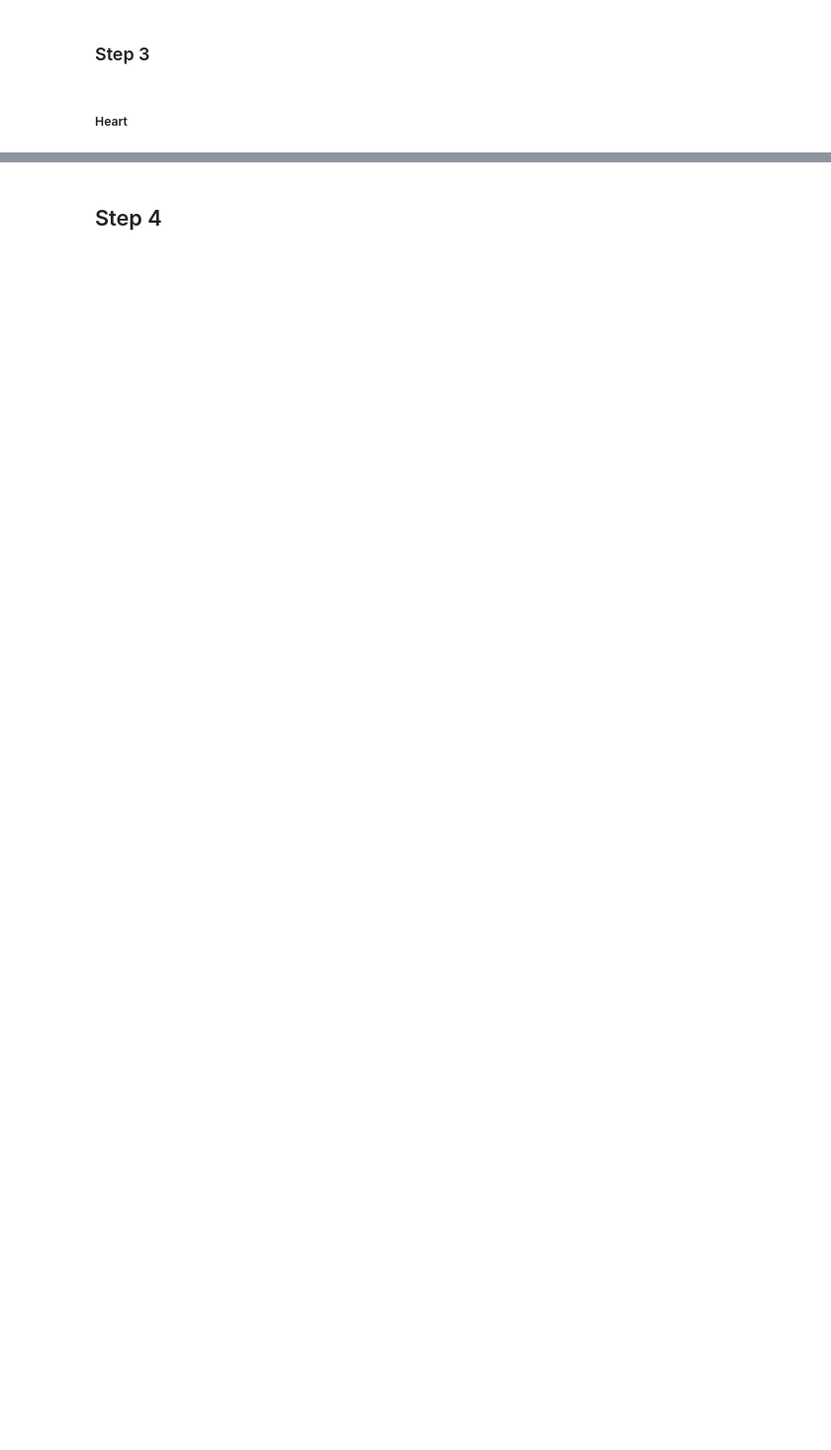
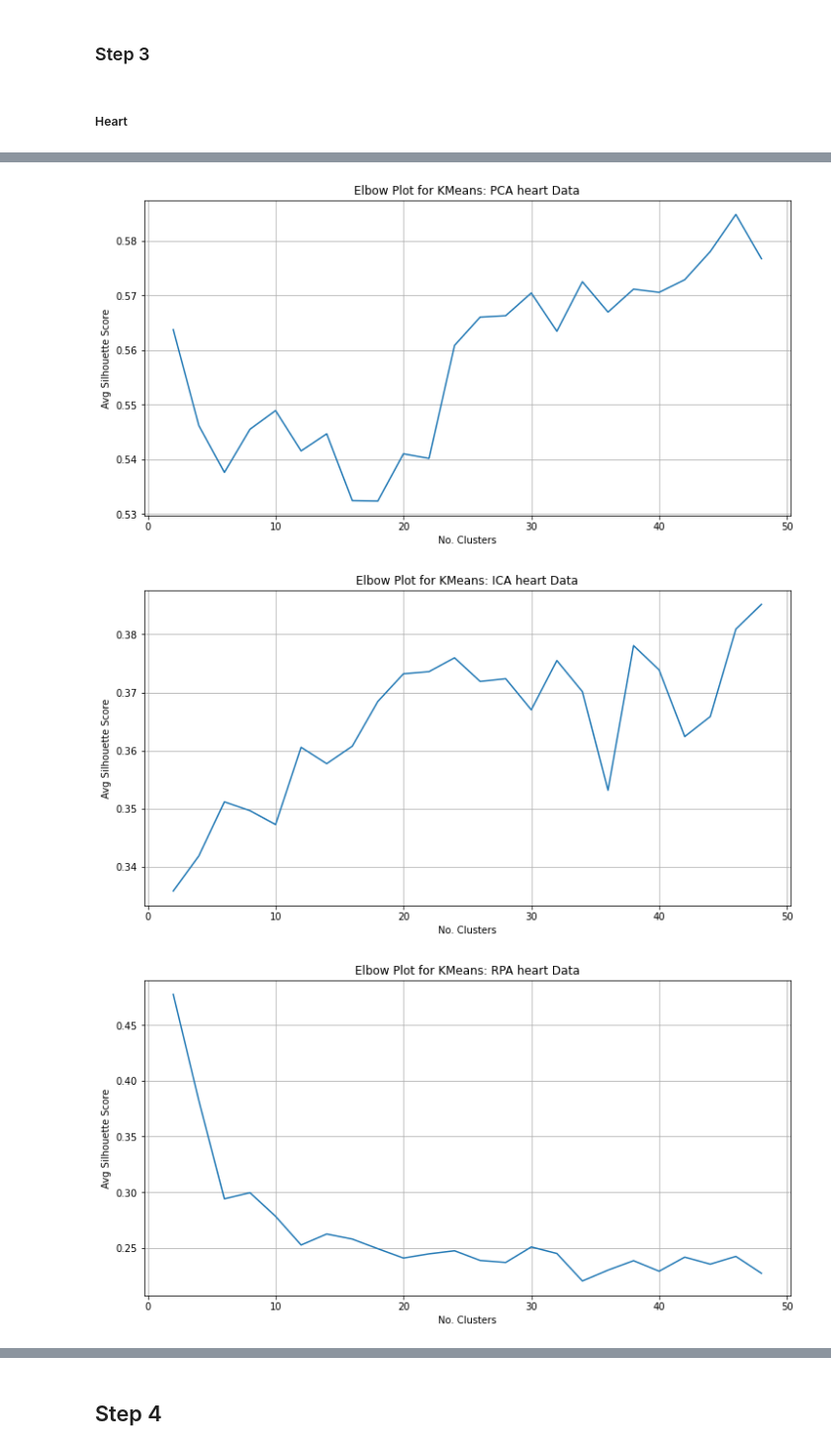
Before and after one commit to adithyav09/gt-ml-assignment-3, a Jupyter notebook: unsupervised_learning_assignment/unsupervised_learning.ipynb, the cells around one changed output, grey strips where cells are left out. Shown at 99% size. Drawn from its saved outputs; the diff is of its cells as text; code cells hidden in the pictures; blank space fills up the shorter version.

```diff
--- a/unsupervised_learning_assignment/unsupervised_learning.ipynb
+++ b/unsupervised_learning_assignment/unsupervised_learning.ipynb
@@ -613,17 +714,21 @@ def run_kmeans(X,y,title):
     plt.title('Elbow Plot for KMeans: '+ title)
     plt.show()
 
-    # plot homogeneity scores
-    fig = plt.figure()
-    ax = fig.add_subplot(111)
-    ax.plot(kclusters, homo_scores)
-    plt.grid(True)
-    plt.xlabel('No. Clusters')
-    plt.ylabel('Homogeneity Score')
-    plt.title('Homogeneity Scores KMeans: '+ title)
-    plt.show()
+    # # plot homogeneity scores
+    # fig = plt.figure()
+    # ax = fig.add_subplot(111)
+    # ax.plot(kclusters, homo_scores)
+    # plt.grid(True)
+    # plt.xlabel('No. Clusters')
+    # plt.ylabel('Homogeneity Score')
+    # plt.title('Homogeneity Scores KMeans: '+ title)
+    # plt.show()
 # %%
-run_kmeans(pca_phish,y_heart,'PCA Phishing Data')
-run_kmeans(ica_phish,y_heart,'ICA Phishing Data')
-run_kmeans(rca_phish,y_heart,'RCA Phishing Data')
-run_kmeans(rfc_phish,y_heart,'RFC Phishing Data')
+run_kmeans(pca,y_heart,'PCA heart Data')
+run_kmeans(ica,y_heart,'ICA heart Data')
+run_kmeans(rpa,y_heart,'RPA heart Data')
+run_kmeans(svd,y_heart,'SVD heart Data')
+# %% [output]
+[figure, added]
+[figure, added]
+[figure, added]
```
Also changed, not shown: parts of 26 cells of this notebook.
